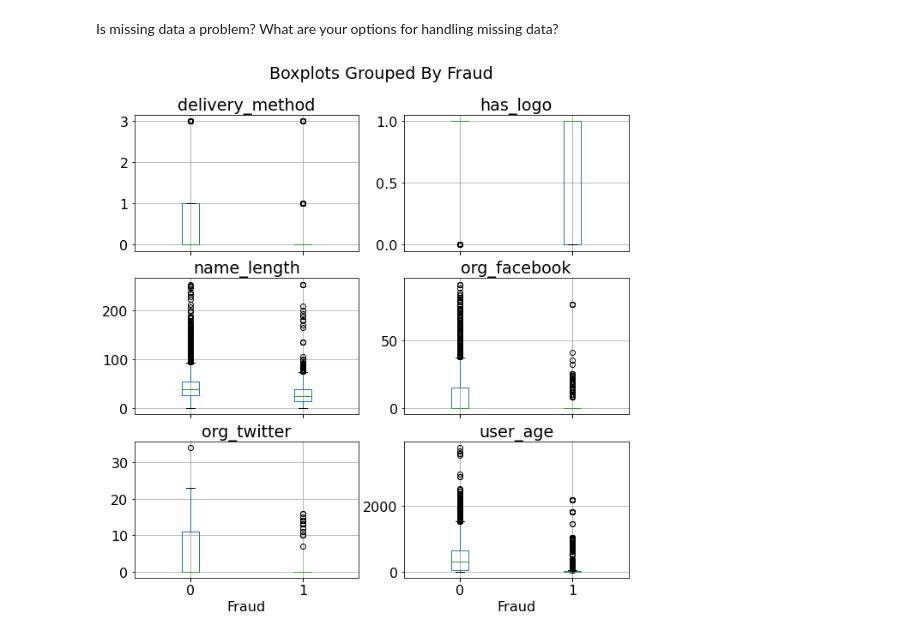
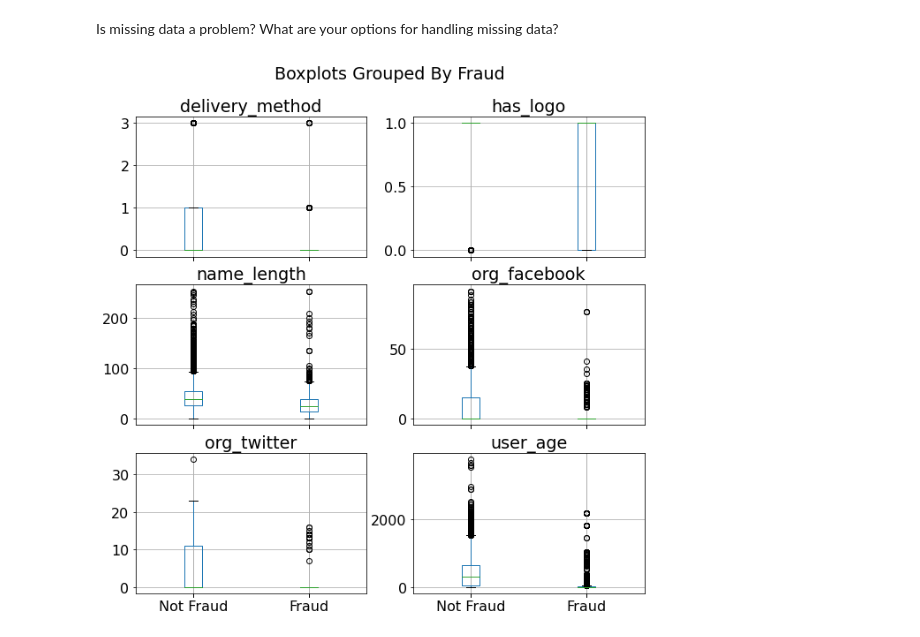
Before and after one commit to jlan84/fraud-detection, a Jupyter notebook: mw_FraudCaseStudyOverview.ipynb, the cells around one changed output. Saved outputs shown, nothing was run; the diff lists cells and outputs as text; code cells hidden in the pictures.

```diff
--- a/mw_FraudCaseStudyOverview.ipynb
+++ b/mw_FraudCaseStudyOverview.ipynb
@@ -70,7 +70,7 @@ sys.stdout.write(']')
 # %%
 import pandas as pd
 
-df = pd.read_json('data/data.json')
+df_original = pd.read_json('data/data.json')
 # %%
 df.head().T
 # %% [markdown]
@@ -117,10 +117,11 @@ boxes = ['delivery_method', 'has_logo', 'name_length', 'org_facebook', 'org_twit
 # %%
 fig, ax_new = plt.subplots(3, 2, sharey=False, figsize=(10,10), sharex=True)
 bp = df.boxplot(by="fraud", column=boxes, ax=ax_new,layout=(3, 2), figsize=(10, 10))
 [ax_tmp.set_xlabel('') for ax_tmp in ax_new.reshape(-1)]
-[ax_tmp.set_xlabel('Fraud') for ax_tmp in ax_new[2]]
+[ax_tmp.set_xticklabels(['Not Fraud','Fraud']) for ax_tmp in ax_new[2]]
+# [ax_tmp.set_xlabel('Fraud') for ax_tmp in ax_new[2]]
 fig.suptitle('Boxplots Grouped By Fraud')
 # plt.tight_layout()
 plt.savefig('images/boxplots.png')
 # %% [output]
-[figure, old version]
+[figure, new version]
```
Also changed, not shown: parts of 6 cells of this notebook, 2 other files.
